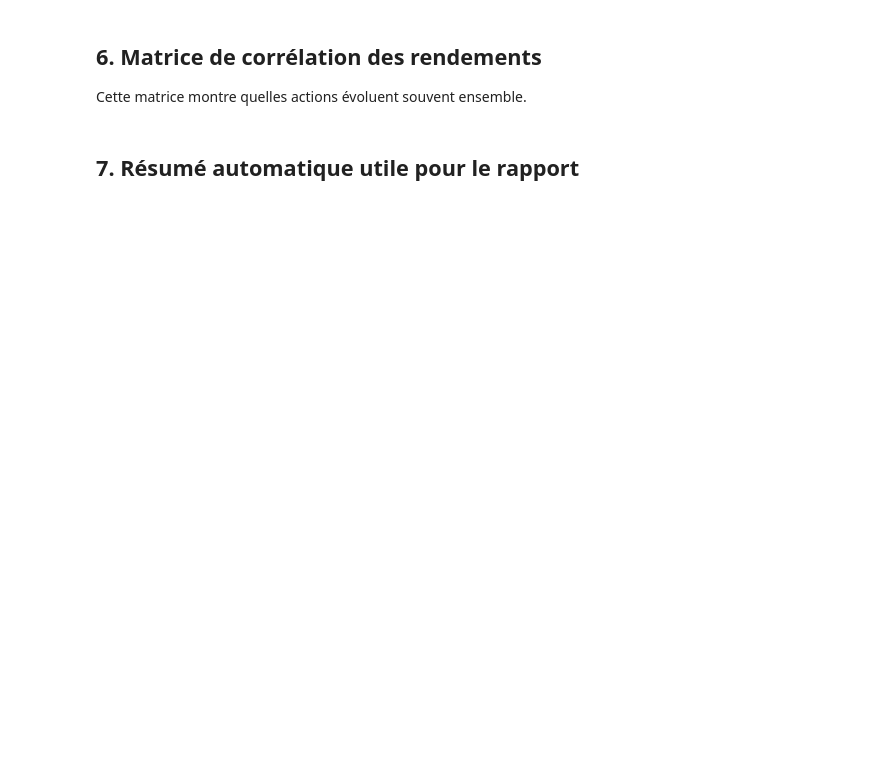
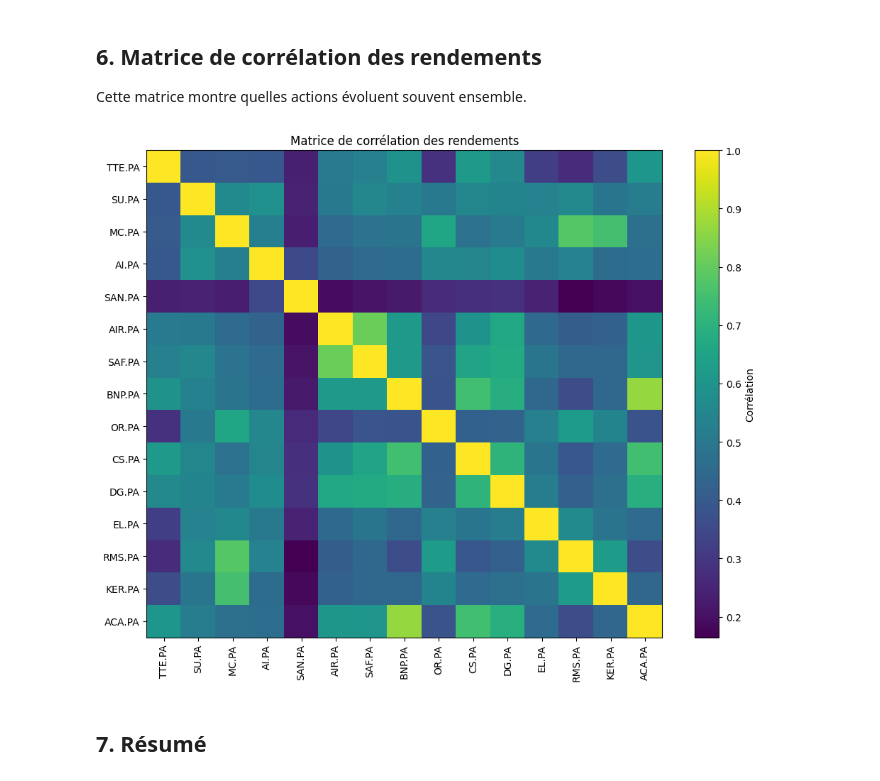
Before and after one commit to Karimchair/Finance_IA, a Jupyter notebook: notebooks/02_statistiques_descriptives.ipynb, the cells around one changed output. Drawn from its saved outputs; the diff is of its cells as text; code cells hidden in the pictures; blank space fills up the shorter version.

```diff
--- a/notebooks/02_statistiques_descriptives.ipynb
+++ b/notebooks/02_statistiques_descriptives.ipynb
@@ -156,2 +174,17 @@ Cette matrice montre quelles actions évoluent souvent ensemble.
+# %%
+# TODO faire par tareq
+correlations = rendements[campanies].corr()
+
+plt.figure(figsize=(10, 8))
+plt.imshow(correlations, aspect="auto")
+plt.colorbar(label="Corrélation")
+plt.xticks(range(len(campanies)), campanies, rotation=90)
+plt.yticks(range(len(campanies)), campanies)
+plt.title("Matrice de corrélation des rendements")
+plt.tight_layout()
+plt.savefig("../figures/matrice_correlation.png", dpi=300)
+plt.show()
+# %% [output]
+[figure, added]
 # %% [markdown]
-## 7. Résumé automatique utile pour le rapport
+## 7. Résumé
```
Also changed, not shown: parts of 7 cells of this notebook, 6 other files.
